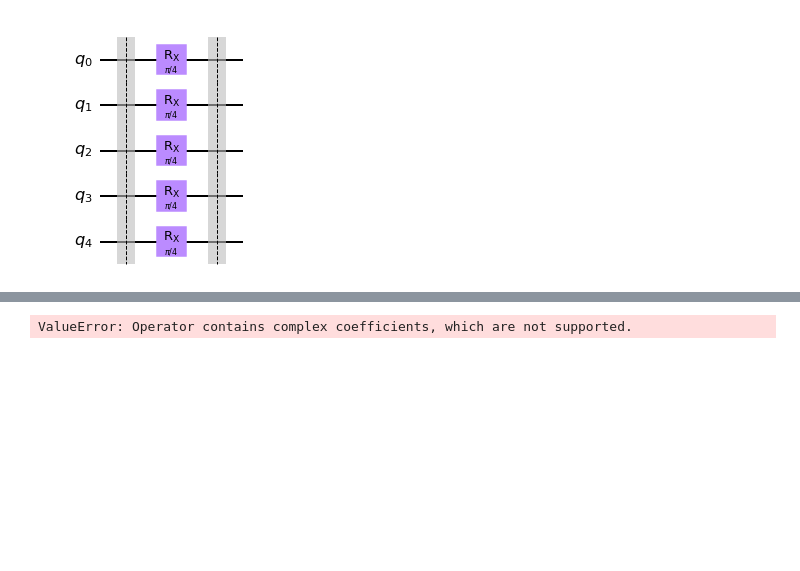
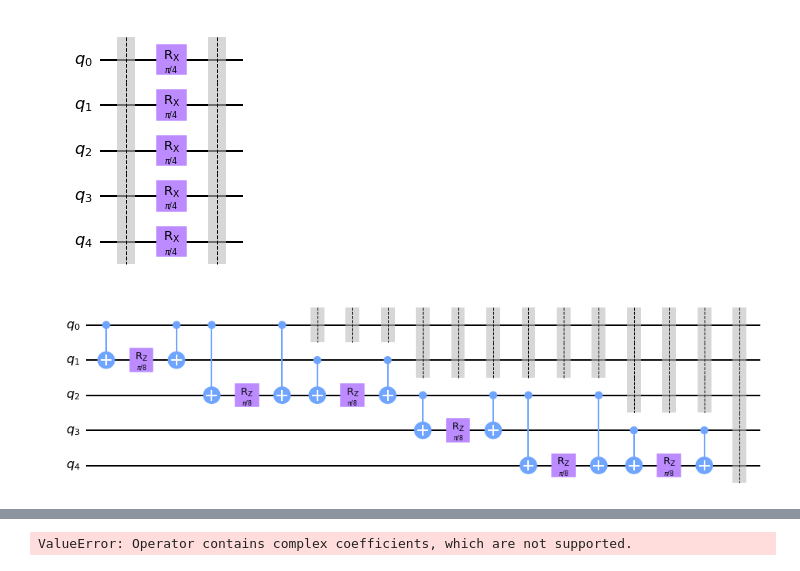
Before and after one commit to QuantumComputingWorld/VQF, a Jupyter notebook: qaoa_inbuilt.ipynb, the cells around one changed output, grey strips where cells are left out. Cells and saved outputs as stored; diff of their text form; code cells hidden in the pictures; blank space fills up the shorter version.

```diff
--- a/qaoa_inbuilt.ipynb
+++ b/qaoa_inbuilt.ipynb
@@ -103,6 +103,10 @@ circuit_combined.compose(circuit)
 circuit_mix.draw('mpl')
 # %% [output]
 [figure]
+# %%
+circuit.draw('mpl')
+# %% [output]
+[figure, added]
 # %%
 from qiskit.opflow import Z, I, X, OperatorBase, CircuitOp, PauliOp
 
```
Also changed, not shown: parts of 4 cells of this notebook.
